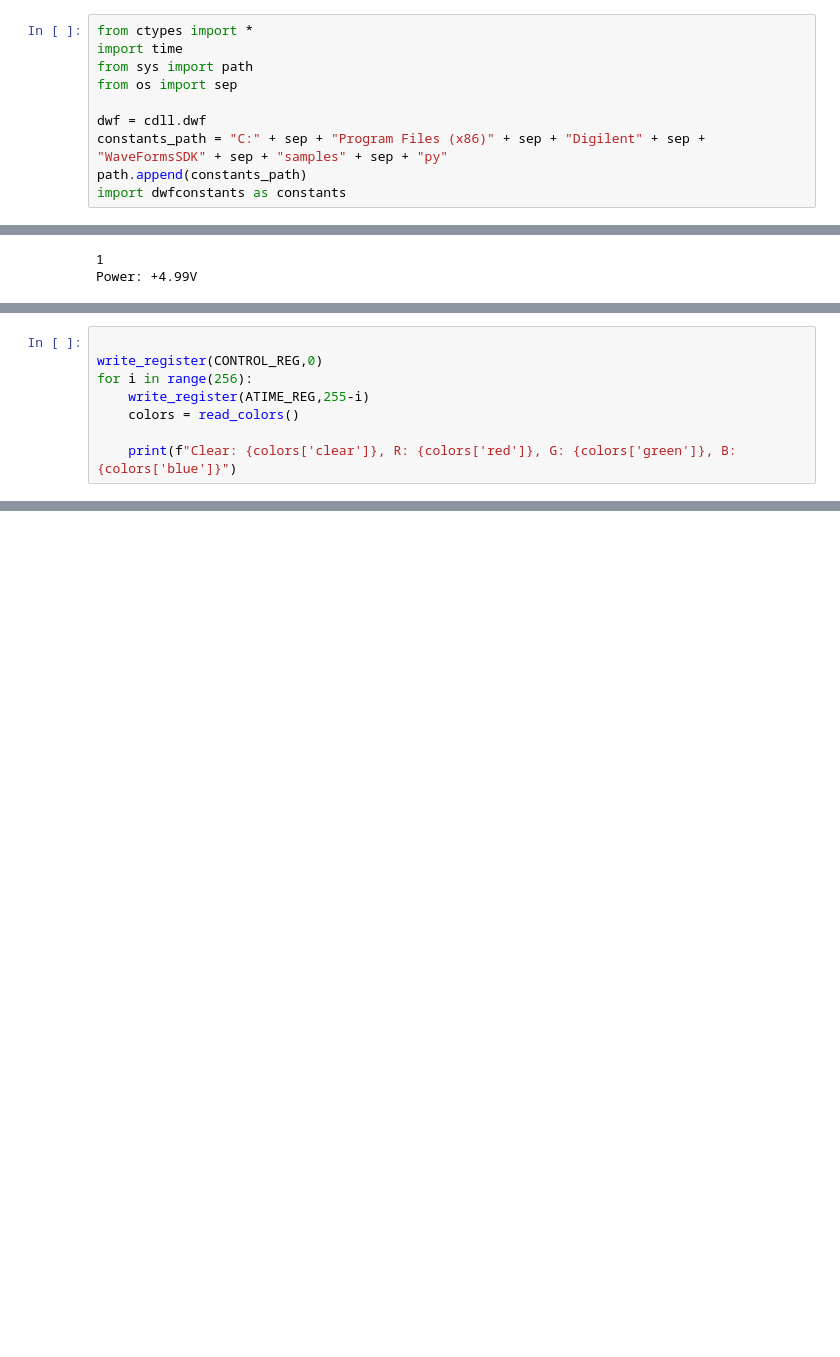
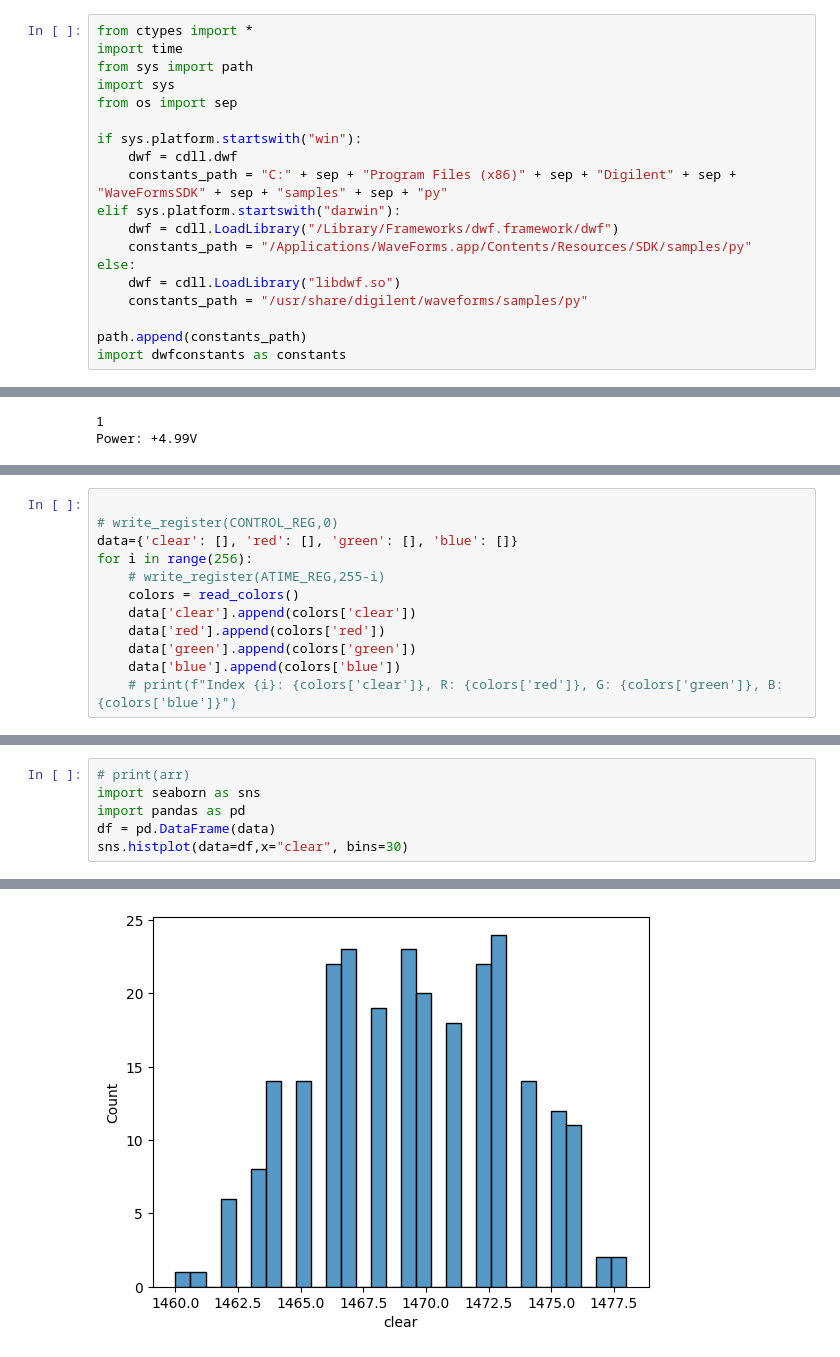
Before and after one commit to shivam-bhadani-MOSartLabs/AnalogDiscovery, a Jupyter notebook: TCS347sensor.ipynb, the cells around one changed output, grey strips where cells are left out. Saved outputs shown, nothing was run; the diff lists cells and outputs as text; blank space fills up the shorter version.

```diff
--- a/TCS347sensor.ipynb
+++ b/TCS347sensor.ipynb
@@ -2,10 +2,19 @@
 from ctypes import *
 import time
 from sys import path
+import sys
 from os import sep
 
-dwf = cdll.dwf
-constants_path = "C:" + sep + "Program Files (x86)" + sep + "Digilent" + sep + "WaveFormsSDK" + sep + "samples" + sep + "py"
+if sys.platform.startswith("win"):
+    dwf = cdll.dwf
+    constants_path = "C:" + sep + "Program Files (x86)" + sep + "Digilent" + sep + "WaveFormsSDK" + sep + "samples" + sep + "py"
+elif sys.platform.startswith("darwin"):
+    dwf = cdll.LoadLibrary("/Library/Frameworks/dwf.framework/dwf")
+    constants_path = "/Applications/WaveForms.app/Contents/Resources/SDK/samples/py"
+else:
+    dwf = cdll.LoadLibrary("libdwf.so")
+    constants_path = "/usr/share/digilent/waveforms/samples/py"
+
 path.append(constants_path)
 import dwfconstants as constants
 # %%
@@ -103,8 +109,12 @@ def cleanup():
 # %%
 
-write_register(CONTROL_REG,0)
+# write_register(CONTROL_REG,0)
+data={'clear': [], 'red': [], 'green': [], 'blue': []}
 for i in range(256):
-    write_register(ATIME_REG,255-i)
+    # write_register(ATIME_REG,255-i)
     colors = read_colors()
-
-    print(f"Clear: {colors['clear']}, R: {colors['red']}, G: {colors['green']}, B: {colors['blue']}")
+    data['clear'].append(colors['clear'])
+    data['red'].append(colors['red'])
+    data['green'].append(colors['green'])
+    data['blue'].append(colors['blue'])
+    # print(f"Index {i}: {colors['clear']}, R: {colors['red']}, G: {colors['green']}, B: {colors['blue']}")
@@ -129,2 +121,7 @@ Clear: 1331, R: 475, G: 520, B: 354
 # %%
+# print(arr)
+import seaborn as sns
+import pandas as pd
+df = pd.DataFrame(data)
+sns.histplot(data=df,x="clear", bins=30)
 # %% [output]
@@ -131,0 +129 @@ Device closed
+[figure, added]
```
Also changed, not shown: parts of 9 cells of this notebook.
